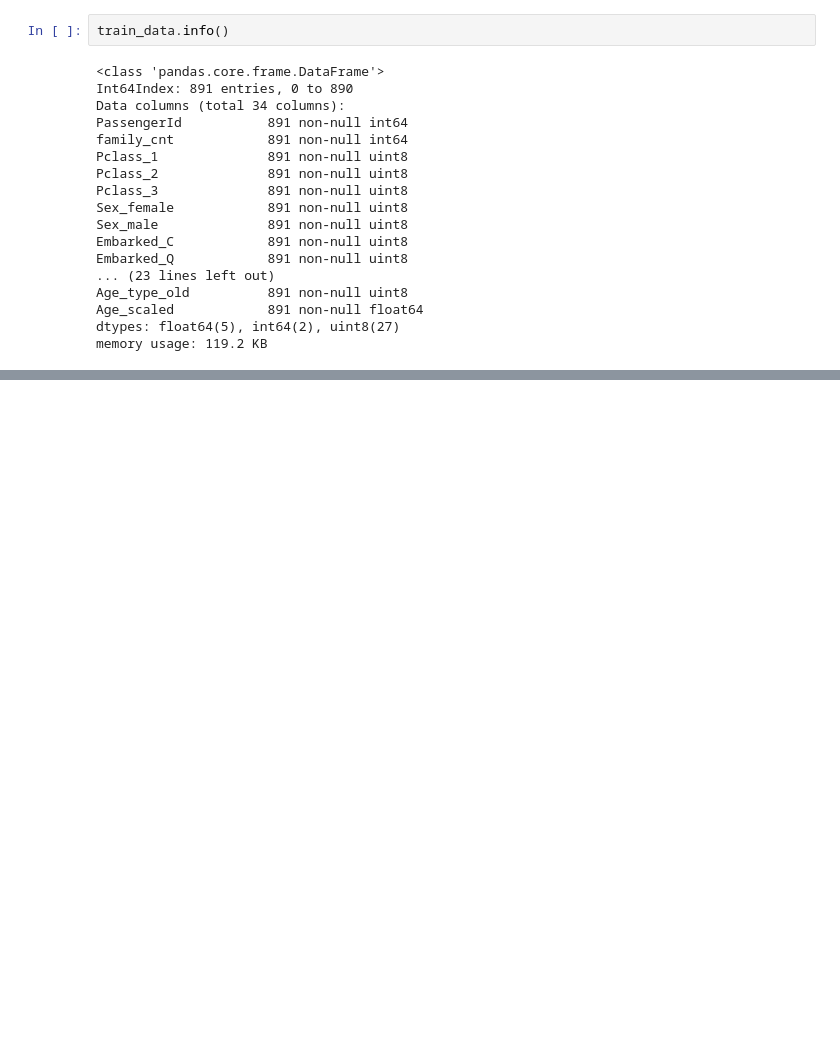
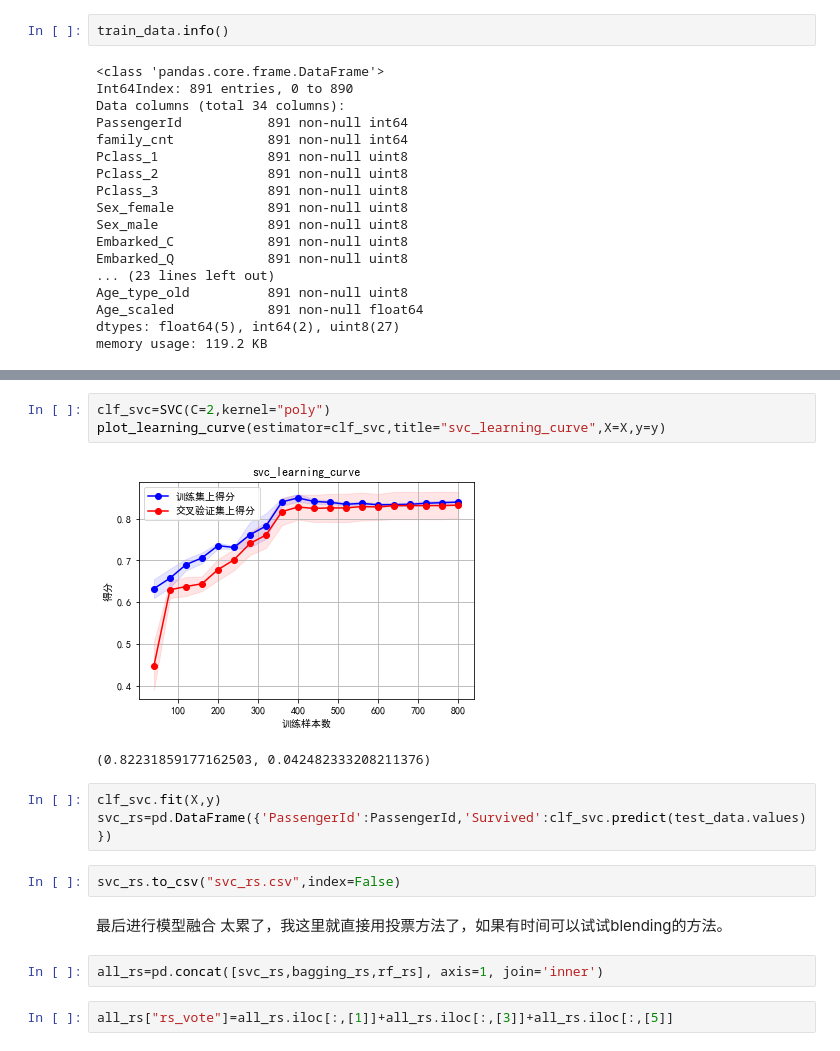
Before and after one commit to cqychen/mykaggle, a Jupyter notebook: titanic/titanic.ipynb, the cells around one changed output, grey strips where cells are left out. Drawn from its saved outputs; the diff is of its cells as text; blank space fills up the shorter version.

```diff
--- a/titanic/titanic.ipynb
+++ b/titanic/titanic.ipynb
@@ -751,0 +1171,18 @@ train_data.to_csv('train_data.csv')
+# %%
+clf_svc=SVC(C=2,kernel="poly")
+plot_learning_curve(estimator=clf_svc,title="svc_learning_curve",X=X,y=y)
+# %% [output]
+[figure, added]
+(0.82231859177162503, 0.042482333208211376)
+# %%
+clf_svc.fit(X,y)
+svc_rs=pd.DataFrame({'PassengerId':PassengerId,'Survived':clf_svc.predict(test_data.values)})
+# %%
+svc_rs.to_csv("svc_rs.csv",index=False)
+# %% [markdown]
+最后进行模型融合
+太累了，我这里就直接用投票方法了，如果有时间可以试试blending的方法。
+# %%
+all_rs=pd.concat([svc_rs,bagging_rs,rf_rs], axis=1, join='inner')
+# %%
+all_rs["rs_vote"]=all_rs.iloc[:,[1]]+all_rs.iloc[:,[3]]+all_rs.iloc[:,[5]]
```
Also changed, not shown: parts of 55 cells of this notebook, 16 other files.
